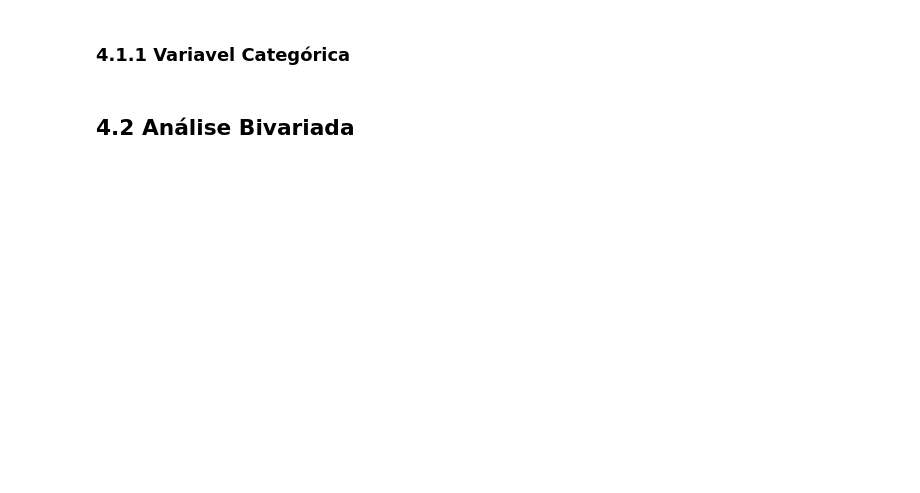
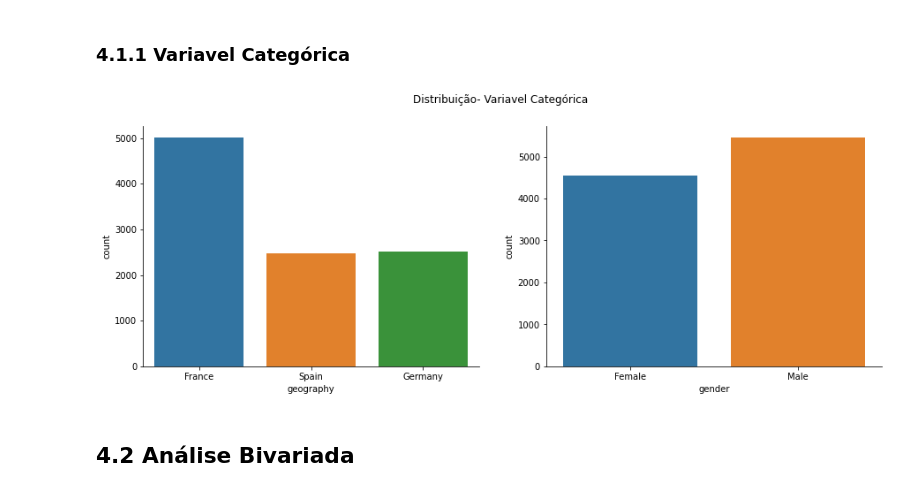
Before and after one commit to Jhonatanslopes/Bank-Customer-Churn, a Jupyter notebook: Notebook/notebook.ipynb, the cells around one changed output. Drawn from its saved outputs; the diff is of its cells as text; code cells hidden in the pictures; blank space fills up the shorter version.

```diff
--- a/Notebook/notebook.ipynb
+++ b/Notebook/notebook.ipynb
@@ -163,4 +199,18 @@ No geral, as variaveis categóricas não posuem um grande range de possíveis va
 # %% [markdown]
 ### 4.1.1 Variavel Categórica
+# %%
+cat = df4.select_dtypes(include=['object']).drop(columns='surname')
+
+plt.figure(figsize=(15, 5))
+plt.subplot(1, 2, 1)
+sns.countplot(x='geography', data=cat)
+plt.suptitle('Distribuição- Variavel Categórica')
+sns.despine(right=True)
+
+plt.subplot(1, 2, 2)
+sns.countplot(x='gender', data=cat)
+sns.despine(right=True);
+# %% [output]
+[figure, added]
 # %% [markdown]
 ## 4.2 Análise Bivariada
```
Also changed, not shown: parts of 22 cells of this notebook.
